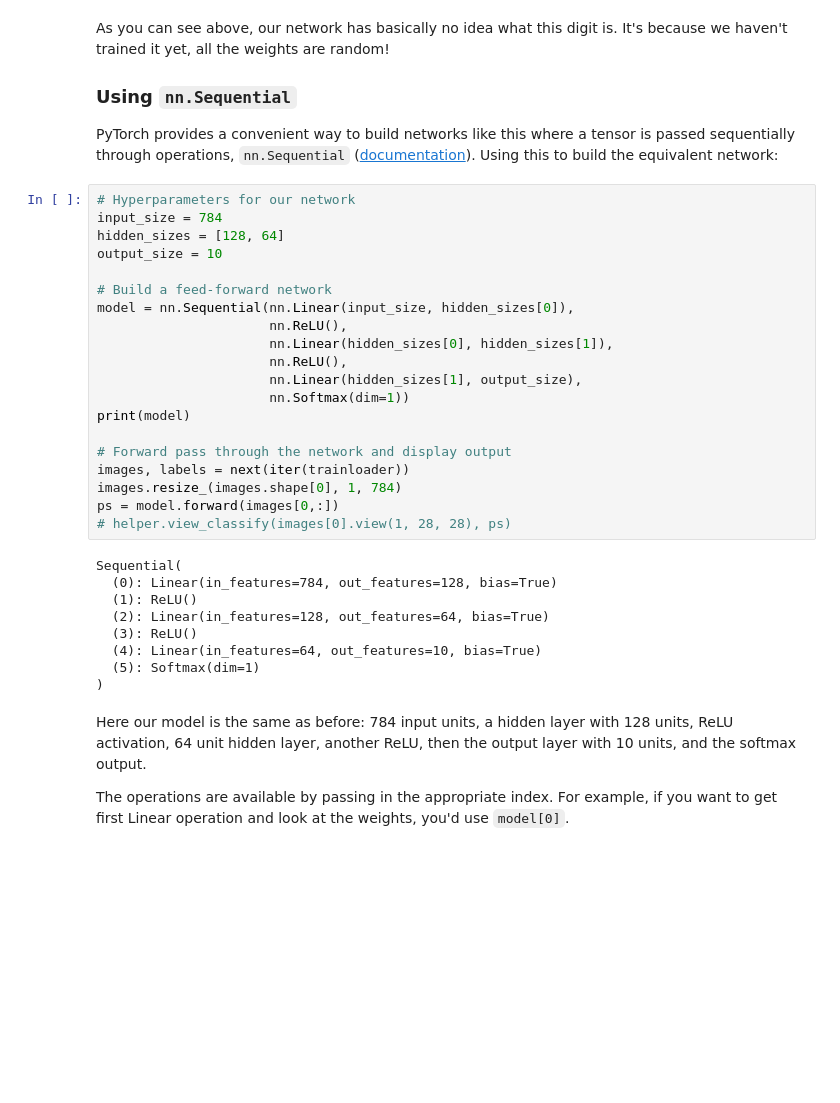
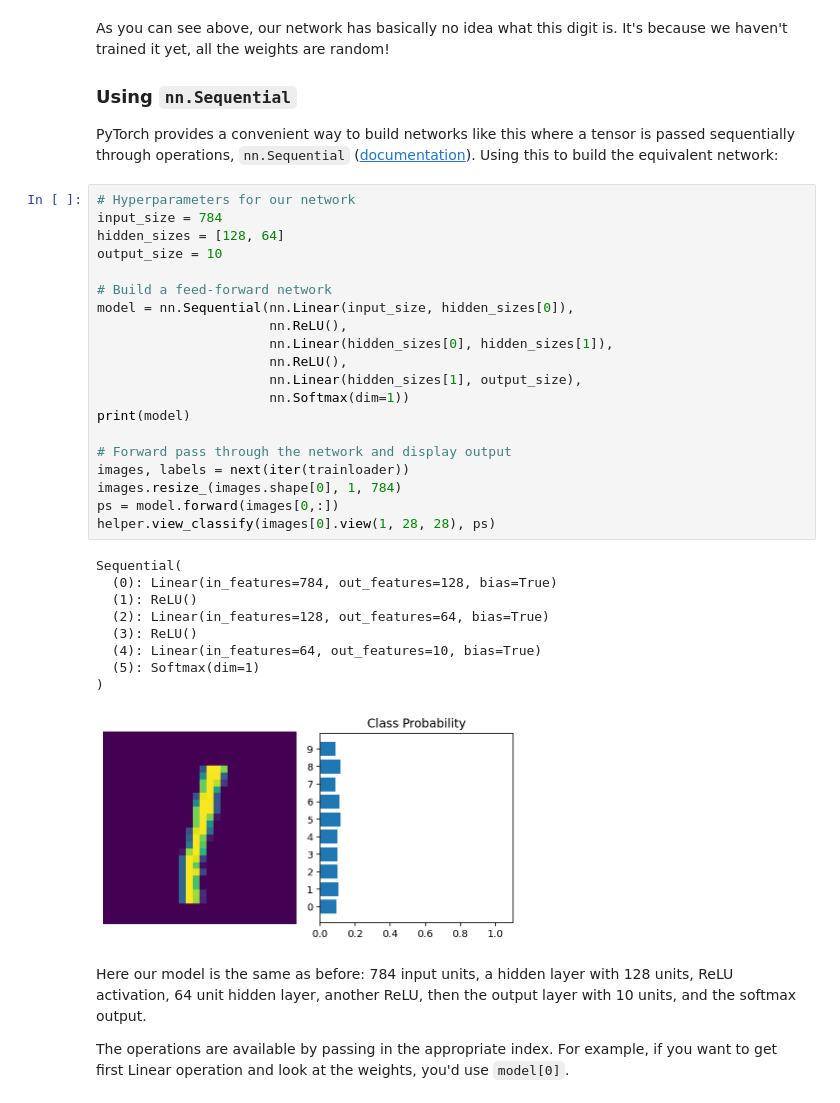
Before and after one commit to lukeahwilson/p5l4-deep-learning-v2-pytorch, a Jupyter notebook: intro-to-pytorch/Part 2 - Neural Networks in PyTorch (Exercises).ipynb, the cells around one changed output. Drawn from its saved outputs; the diff is of its cells as text; blank space fills up the shorter version.

```diff
--- a/intro-to-pytorch/Part 2 - Neural Networks in PyTorch (Exercises).ipynb
+++ b/intro-to-pytorch/Part 2 - Neural Networks in PyTorch (Exercises).ipynb
@@ -409,32 +413,33 @@ PyTorch provides a convenient way to build networks like this where a tensor is
 # %%
 # Hyperparameters for our network
 input_size = 784
 hidden_sizes = [128, 64]
 output_size = 10
 
 # Build a feed-forward network
 model = nn.Sequential(nn.Linear(input_size, hidden_sizes[0]),
                       nn.ReLU(),
                       nn.Linear(hidden_sizes[0], hidden_sizes[1]),
                       nn.ReLU(),
                       nn.Linear(hidden_sizes[1], output_size),
                       nn.Softmax(dim=1))
 print(model)
 
 # Forward pass through the network and display output
 images, labels = next(iter(trainloader))
 images.resize_(images.shape[0], 1, 784)
 ps = model.forward(images[0,:])
-# helper.view_classify(images[0].view(1, 28, 28), ps)
+helper.view_classify(images[0].view(1, 28, 28), ps)
 # %% [output]
 Sequential(
   (0): Linear(in_features=784, out_features=128, bias=True)
   (1): ReLU()
   (2): Linear(in_features=128, out_features=64, bias=True)
   (3): ReLU()
   (4): Linear(in_features=64, out_features=10, bias=True)
   (5): Softmax(dim=1)
 )
+[figure, added]
 # %% [markdown]
 Here our model is the same as before: 784 input units, a hidden layer with 128 units, ReLU activation, 64 unit hidden layer, another ReLU, then the output layer with 10 units, and the softmax output.
 
```
Also changed, not shown: parts of 7 cells of this notebook, 2 other files.
